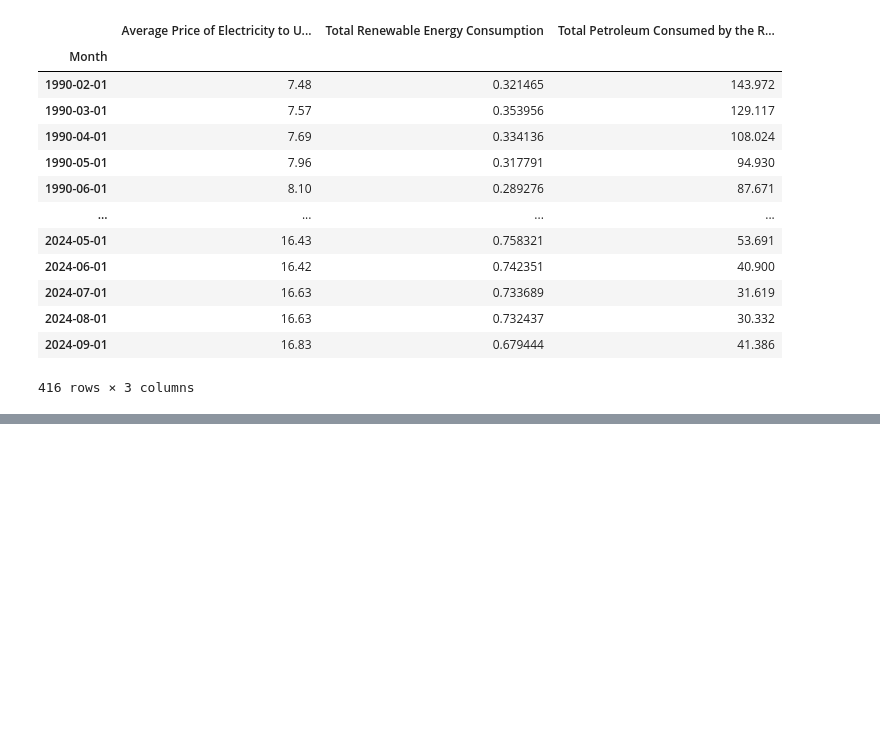
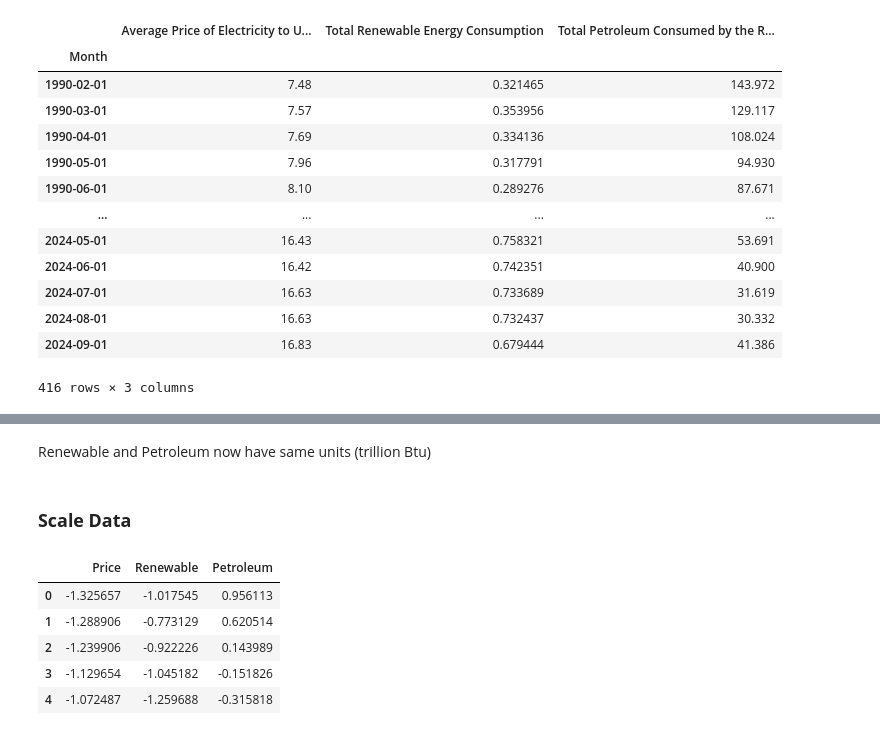
Before and after one commit to bktakacs/springboard_dsc_capstone3, a Jupyter notebook: pp-model.ipynb, the cells around one changed output, grey strips where cells are left out. Saved outputs shown, nothing was run; the diff lists cells and outputs as text; code cells hidden in the pictures; blank space fills up the shorter version.

```diff
--- a/pp-model.ipynb
+++ b/pp-model.ipynb
@@ -42,0 +63,16 @@ Need to convert  energies to same unit.
+# %% [markdown]
+Renewable and Petroleum now have same units (trillion Btu)
+# %% [markdown]
+### __Scale Data__
+# %%
+scaler = preprocessing.StandardScaler()
+scaled_df = scaler.fit_transform(df)
+scaled_df = pd.DataFrame(scaled_df, columns=df.columns)
+scaled_df.head()
+# %% [output]
+|  | Price | Renewable | Petroleum |
+| 0 | -1.325657 | -1.017545 | 0.956113 |
+| 1 | -1.288906 | -0.773129 | 0.620514 |
+| 2 | -1.239906 | -0.922226 | 0.143989 |
+| 3 | -1.129654 | -1.045182 | -0.151826 |
+| 4 | -1.072487 | -1.259688 | -0.315818 |
```
Also changed, not shown: parts of 3 cells of this notebook.
